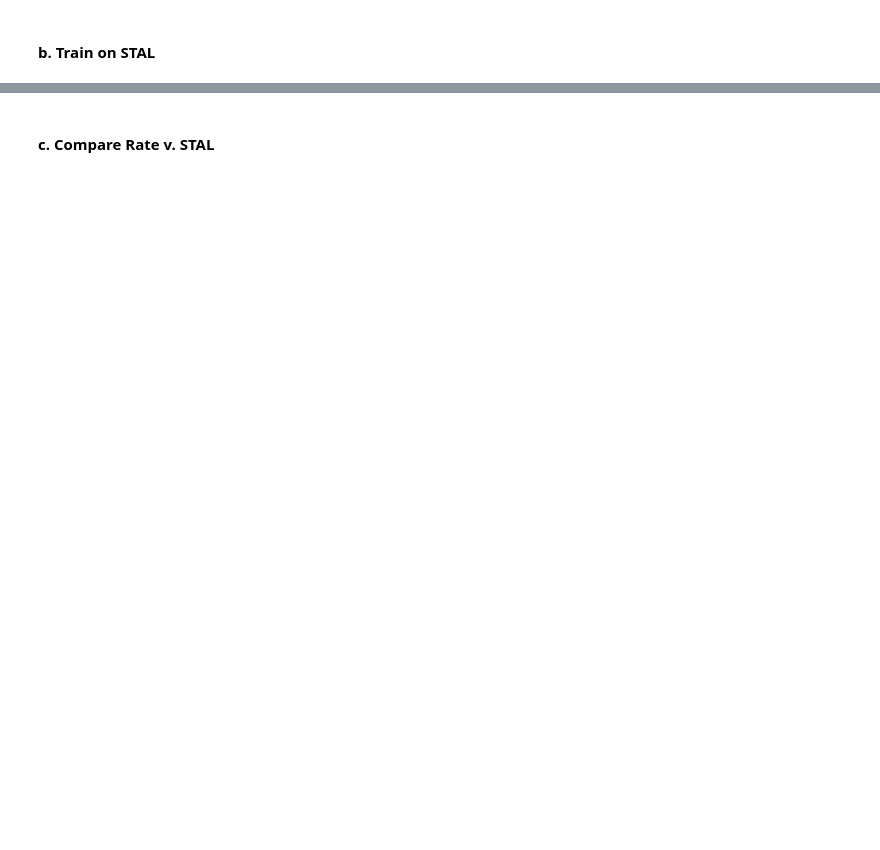
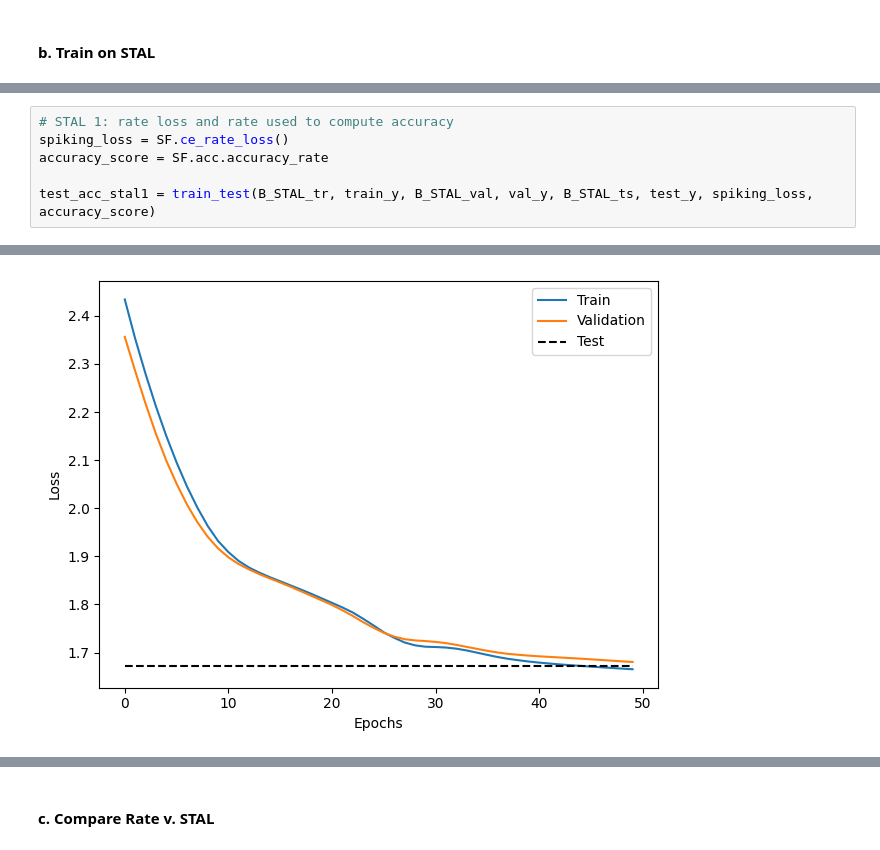
Before and after one commit to freek1/stal-v2, a Jupyter notebook: stal_v_rate_mnist.ipynb, the cells around one changed output, grey strips where cells are left out. Drawn from its saved outputs; the diff is of its cells as text; blank space fills up the shorter version.

```diff
--- a/stal_v_rate_mnist.ipynb
+++ b/stal_v_rate_mnist.ipynb
@@ -431,0 +391,7 @@ Training took 1533.73s
+# %%
+# STAL 1: rate loss and rate used to compute accuracy
+spiking_loss = SF.ce_rate_loss()
+accuracy_score = SF.acc.accuracy_rate
+
+test_acc_stal1 = train_test(B_STAL_tr, train_y, B_STAL_val, val_y, B_STAL_ts, test_y, spiking_loss, accuracy_score)
+# %% [output]
@@ -431,0 +415 @@ Training took 1533.73s
+[figure, added]
```
Also changed, not shown: parts of 17 cells of this notebook, 2 other files.
